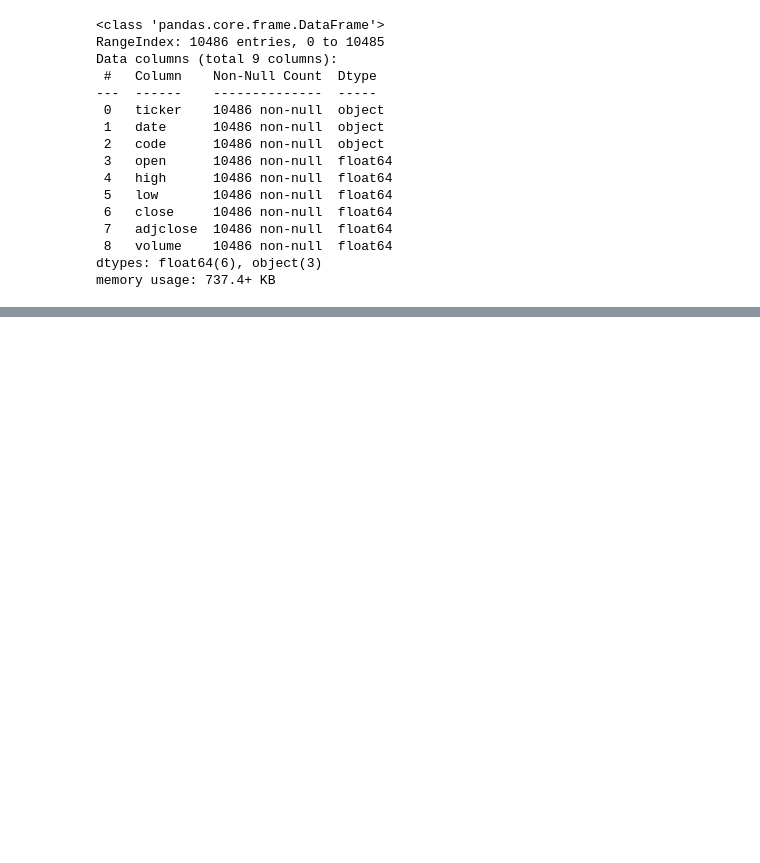
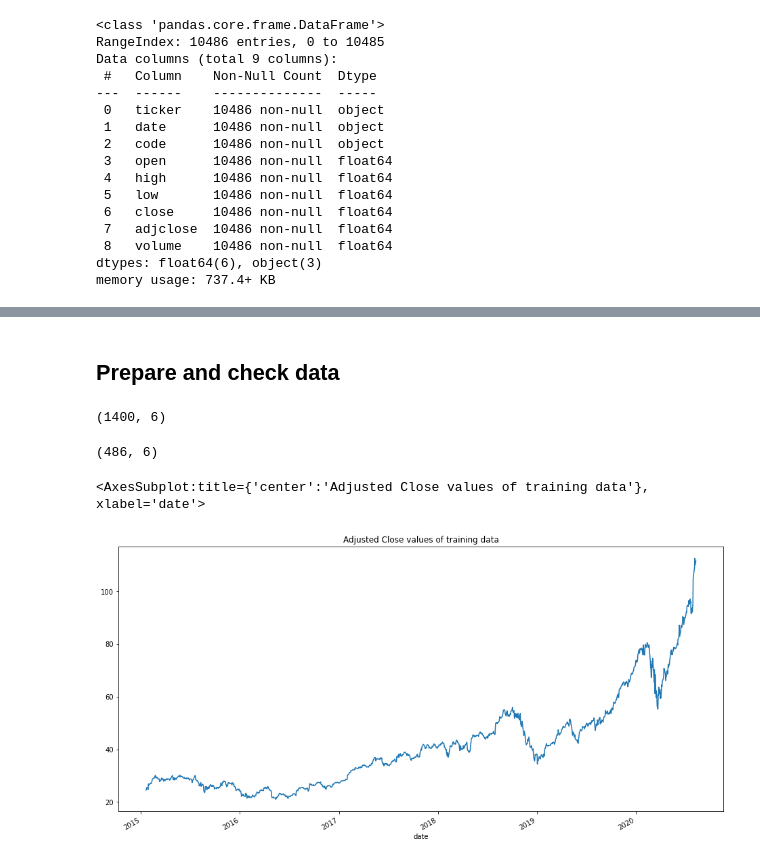
Before and after one commit to hothooper7/Stock_Market_Analysis, a Jupyter notebook: exploratory_codes/Stock_ML3.ipynb, the cells around one changed output, grey strips where cells are left out. Cells and saved outputs as stored; diff of their text form; code cells hidden in the pictures; blank space fills up the shorter version.

```diff
--- a/exploratory_codes/Stock_ML3.ipynb
+++ b/exploratory_codes/Stock_ML3.ipynb
@@ -90,0 +102,8 @@ df_train = df[:8400]
+# %% [markdown]
+## Prepare and check data
+# %%
+df_train = df[8600:10000]
+# %%
+df_train.shape
+# %% [output]
+(1400, 6)
@@ -90,0 +112,11 @@ df_train = df[:8400]
+# %%
+df_test.shape
+# %% [output]
+(486, 6)
+# %%
+# Plot Adjusted Close (training set)
+
+df_train.adjclose.plot(x="date", y="adjclose", figsize = (16, 8), title = "Adjusted Close values of training data")
+# %% [output]
+<AxesSubplot:title={'center':'Adjusted Close values of training data'}, xlabel='date'>
+[figure, added]
```
Also changed, not shown: parts of 26 cells of this notebook, 1 other file.
